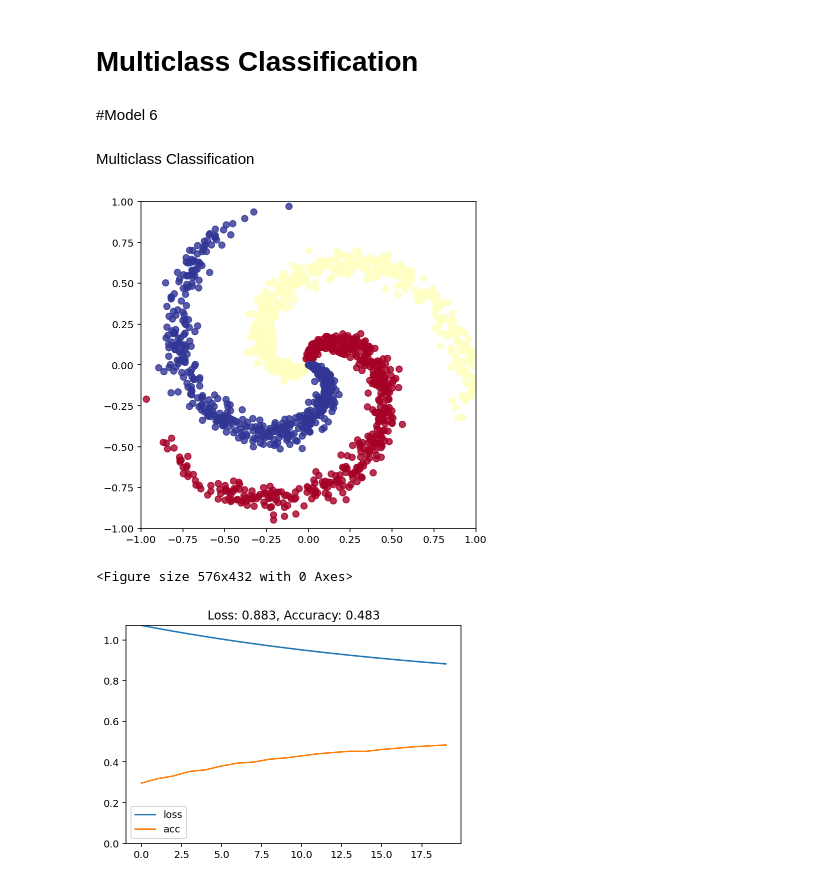
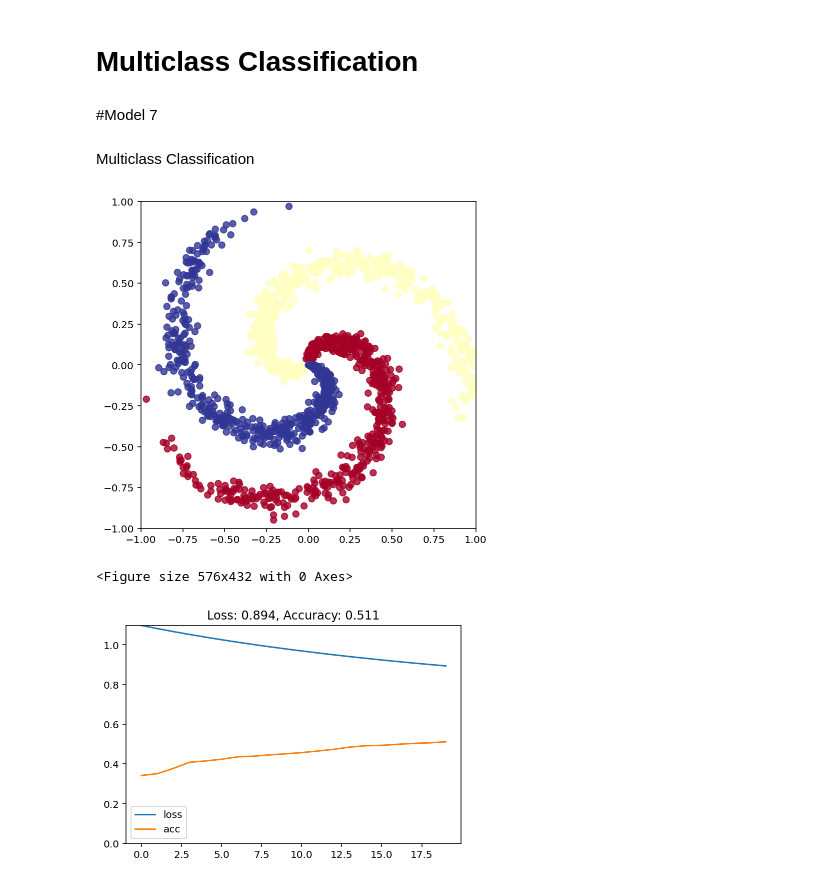
Before and after one commit to DommiiUdomp/ANN, a Jupyter notebook: ANNintro.ipynb, the cells around one changed output. Cells and saved outputs as stored; diff of their text form; code cells hidden in the pictures.

```diff
--- a/ANNintro.ipynb
+++ b/ANNintro.ipynb
@@ -418,21 +460,21 @@ weighted avg       1.00      1.00      1.00      1000
 # %% [markdown]
 # **Multiclass Classification**
 # %% [markdown]
-#Model 6
+#Model 7
 # %% [markdown]
 Multiclass Classification
 # %%
 X, y = make_multiclass(K=3)
 
-model_6 = Sequential()
-model_6.add(Dense(3, input_shape=(2,), activation='softmax'))
-model_6.compile('adam', 'categorical_crossentropy', metrics=['acc'])
+model_7 = Sequential()
+model_7.add(Dense(3, input_shape=(2,), activation='softmax'))
+model_7.compile('adam', 'categorical_crossentropy', metrics=['acc'])
 
 y_cat = to_categorical(y)
 
-history_6 = model_6.fit(X, y_cat, verbose=0, epochs=20)
-plot_loss_accuracy(history_6)
+history_7 = model_7.fit(X, y_cat, verbose=0, epochs=20)
+plot_loss_accuracy(history_7)
 # %% [output]
 [figure]
 <Figure size 576x432 with 0 Axes>
-[figure, old version]
+[figure, new version]
```
Also changed, not shown: parts of 18 cells of this notebook.
